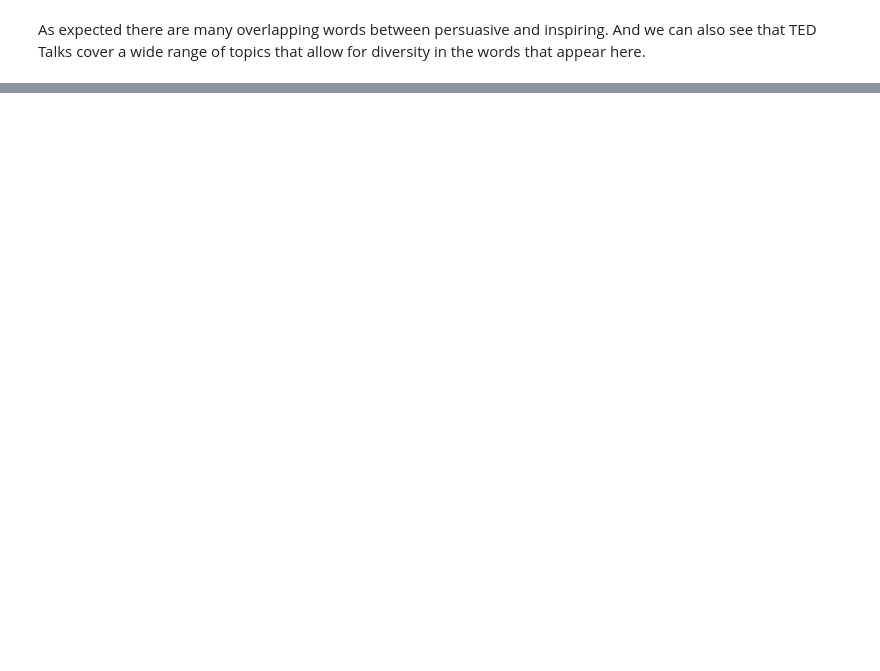
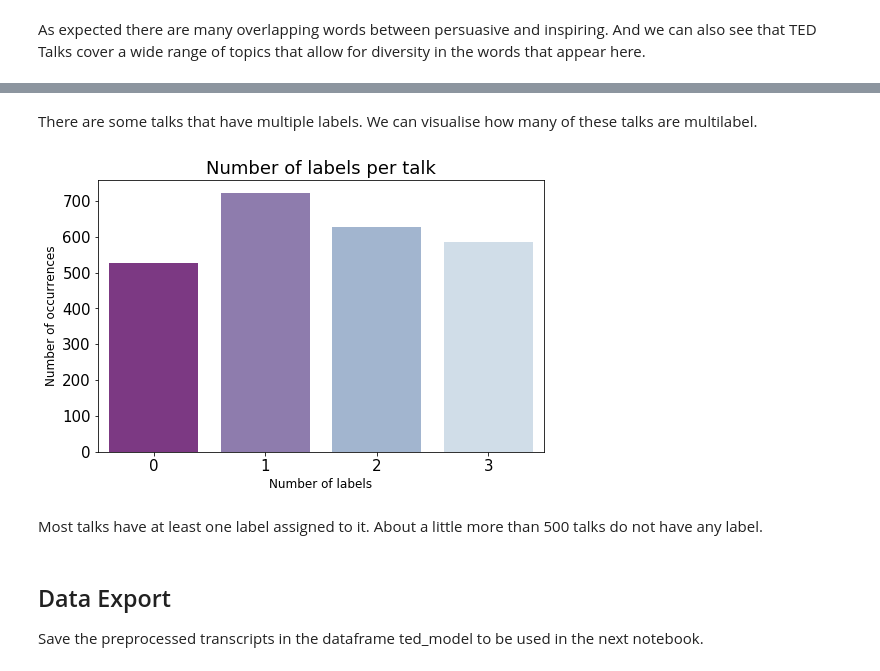
Before and after one commit to neebimin/The-Persuasive-Power-of-Words, a Jupyter notebook: code/02 Exploratory Data Analysis.ipynb, the cells around one changed output, grey strips where cells are left out. Drawn from its saved outputs; the diff is of its cells as text; code cells hidden in the pictures; blank space fills up the shorter version.

```diff
--- a/code/02 Exploratory Data Analysis.ipynb
+++ b/code/02 Exploratory Data Analysis.ipynb
@@ -422,2 +454,5 @@ v.get_patch_by_id('11').set_alpha(0.4);
 # %% [markdown]
 As expected there are many overlapping words between persuasive and inspiring. And we can also see that TED Talks cover a wide range of topics that allow for diversity in the words that appear here.
+# %%
+# Select columns of interest for modeling
+ted_model = ted_model[['comments', 'views', 'transcript', 'persuasive_label', 'inspiring_label', 'unconvincing_label']]
@@ -423,0 +468,21 @@ As expected there are many overlapping words between persuasive and inspiring. A
+# %% [markdown]
+There are some talks that have multiple labels. We can visualise how many of these talks are multilabel.
+# %%
+# Prepare the data for plotting
+label_sums = ted_model.iloc[:,3:].sum(axis=1)
+x = label_sums.value_counts()
+
+# Plotting
+plt.figure(figsize=(8,5))
+ax = sns.barplot(x.index, x.values, palette='BuPu_r')
+plt.title("Number of labels per talk")
+plt.ylabel('Number of occurrences', fontsize=12)
+plt.xlabel('Number of labels', fontsize=12);
+# %% [output]
+[figure, added]
+# %% [markdown]
+Most talks have at least one label assigned to it. About a little more than 500 talks do not have any label.
+# %% [markdown]
+## Data Export
+
+Save the preprocessed transcripts in the dataframe ted_model to be used in the next notebook.
```
Also changed, not shown: parts of 16 cells of this notebook, 6 other files.
